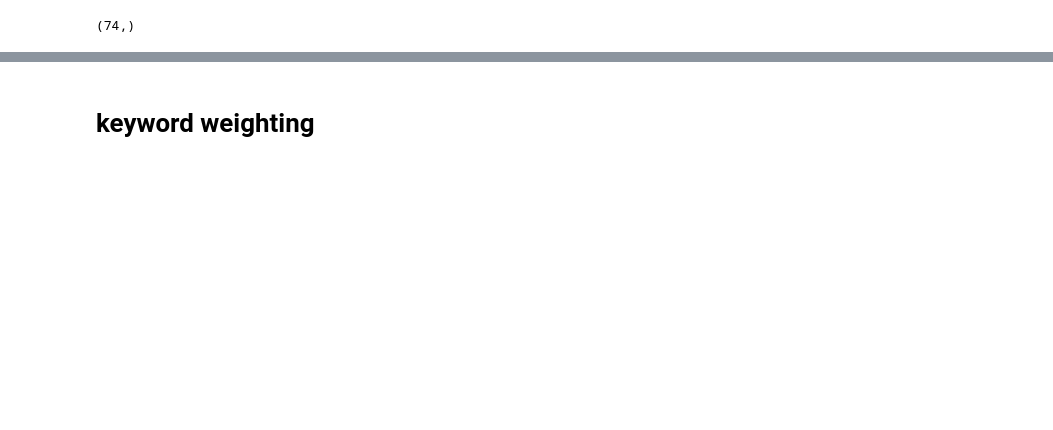
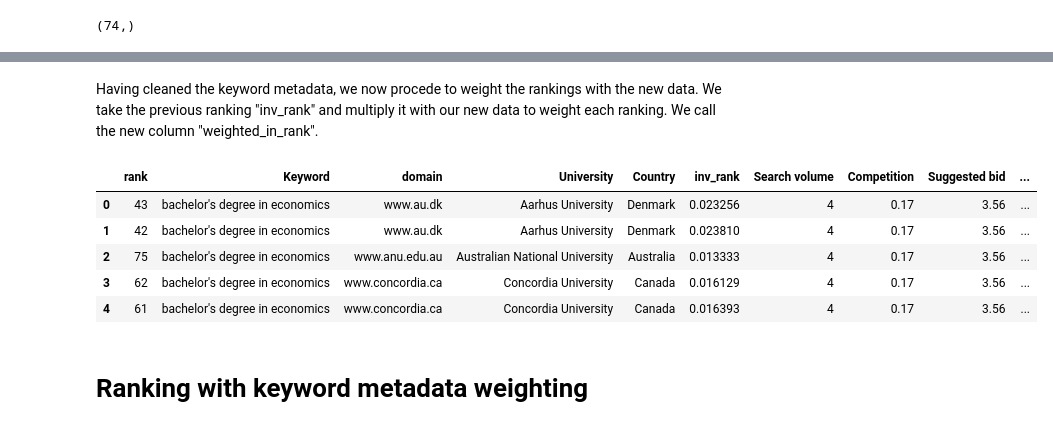
Before and after one commit to fearnleymartin/world-university-rankings, a Jupyter notebook: keywords/rankfalcon_exports/data_exploration.ipynb, the cells around one changed output, grey strips where cells are left out. Drawn from its saved outputs; the diff is of its cells as text; code cells hidden in the pictures; blank space fills up the shorter version.

Commit message:
Added explanations to notebook Integrated query metadata into rankings

```diff
--- a/keywords/rankfalcon_exports/data_exploration.ipynb
+++ b/keywords/rankfalcon_exports/data_exploration.ipynb
@@ -160,0 +171,22 @@ Up to here, all the queries have been made in English, so it's not surprising th
+# %%
+# auxiliary function
+def lower(string):
+    return string.lower()
+# %%
+# data wrangling
+rankings.columns = ['rank', 'Keyword', 'domain', 'University', 'Country', 'inv_rank']
+rankings['Keyword'] = rankings['Keyword'].apply(lower)
+# %%
+# loading and cleaning the keyword data
+keyword_data = pd.read_csv('../Keyword Planner type 1 2017-01-09 at 01-28-48.csv', sep='\t')
+
+# data cleaning
+keyword_data.columns = ['Keyword', 'Search volume','Competition', 'Suggested bid']
+keyword_data['Search volume'].fillna(1, inplace=True)
+keyword_data['Competition'].fillna(0.01, inplace=True)
+keyword_data['Suggested bid'].fillna(0.01, inplace=True)
+
+# Search volume mapping
+keyword_data['Search volume'].unique()
+keyword_data['Search volume'].replace(['1K – 10K', '100 – 1K', '10 – 100', '0'],[3,4,2,1], inplace=True)
+keyword_data.head()
@@ -161,2 +218,20 @@ Up to here, all the queries have been made in English, so it's not surprising th
+# %% [markdown]
+Having cleaned the keyword metadata, we now procede to weight the rankings with the new data. We take the previous ranking "inv_rank" and multiply it with our new data to weight each ranking. We call the new column "weighted_in_rank".
+# %%
+# weighting the rankings with keyword data
+coef_search_volume = 1
+coef_competition = 10
+coef_suggested_bid = 10
+rankings_seo_data = rankings.merge(keyword_data, on='Keyword')
+rankings_seo_data['weighted_inv_rank']=rankings_seo_data['inv_rank']*coef_search_volume*rankings_seo_data['Search volume']*coef_competition*rankings_seo_data['Competition']*coef_suggested_bid*rankings_seo_data['Suggested bid']
+# print(rankings_seo_data['weighted_inv_rank'].describe())
+rankings_seo_data.head()
+# %% [output]
+|  | rank | Keyword | domain | University | Country | inv_rank | Search volume | Competition | Suggested bid | ... |
+| 0 | 43 | bachelor's degree in economics | www.au.dk | Aarhus University | Denmark | 0.023256 | 4 | 0.17 | 3.56 | ... |
+| 1 | 42 | bachelor's degree in economics | www.au.dk | Aarhus University | Denmark | 0.023810 | 4 | 0.17 | 3.56 | ... |
+| 2 | 75 | bachelor's degree in economics | www.anu.edu.au | Australian National University | Australia | 0.013333 | 4 | 0.17 | 3.56 | ... |
+| 3 | 62 | bachelor's degree in economics | www.concordia.ca | Concordia University | Canada | 0.016129 | 4 | 0.17 | 3.56 | ... |
+| 4 | 61 | bachelor's degree in economics | www.concordia.ca | Concordia University | Canada | 0.016393 | 4 | 0.17 | 3.56 | ... |
 # %% [markdown]
-# keyword weighting
+# Ranking with keyword metadata weighting
```
Also changed, not shown: parts of 28 cells of this notebook, 1 other file.
